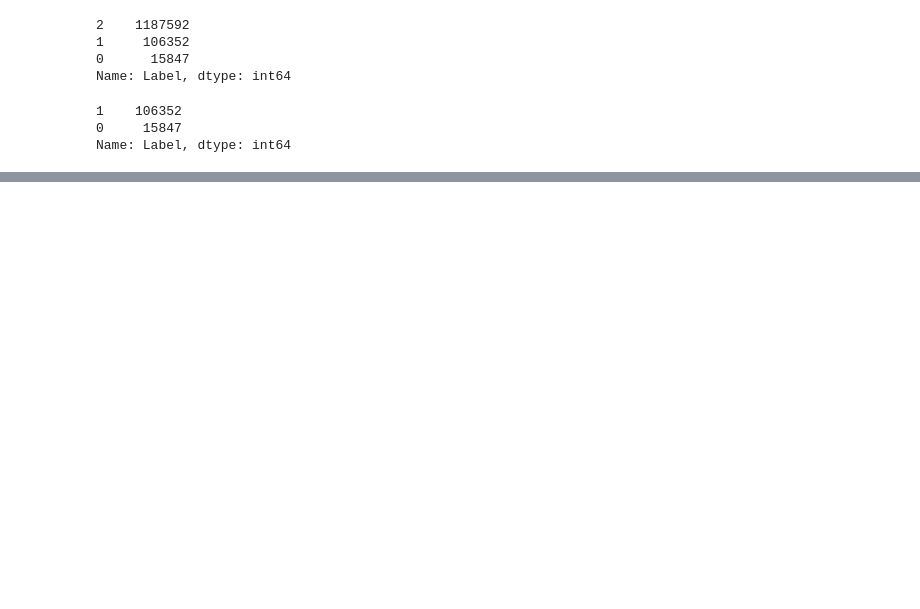
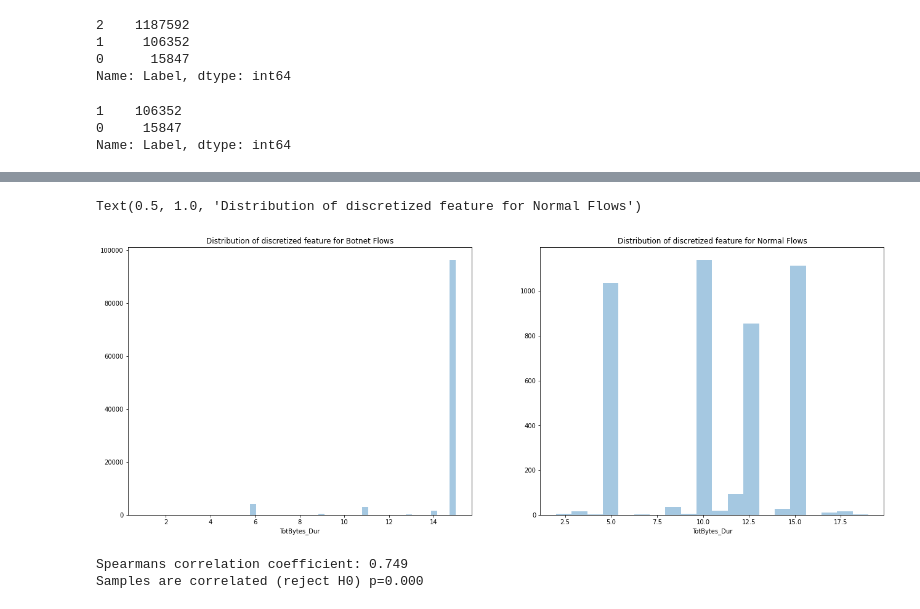
Before and after one commit to sharwinbobde/cyber-data-analytics, a Jupyter notebook: Part-3/task1-nikhil.ipynb, the cells around one changed output, grey strips where cells are left out. Cells and saved outputs as stored; diff of their text form; code cells hidden in the pictures; blank space fills up the shorter version.

```diff
--- a/Part-3/task1-nikhil.ipynb
+++ b/Part-3/task1-nikhil.ipynb
@@ -67,0 +169,3 @@ sns.distplot(df[df["TotBytes"]<1000]["TotBytes"], kde=False)
+# %%
+# discretize
+df_filtered.loc[:, "Dur_"] = kmeans_models[5].predict(dur)
@@ -67,0 +230,13 @@ sns.distplot(df[df["TotBytes"]<1000]["TotBytes"], kde=False)
+# %%
+num_bins = {"TotBytes_": 4, "Dur_": 5}
+# %%
+def attribute_mapping_encode(row):
+    code = 0
+    features = row.index
+    space_size = reduce((lambda x, y: num_bins[x] * num_bins[y]), features)
+    for feature in features:
+        code = code + row[feature]*space_size/num_bins[feature]
+        space_size = space_size/num_bins[feature]
+    return code
+# %%
+df_filtered["TotBytes_Dur"] = df_filtered[["TotBytes_", "Dur_"]].apply(attribute_mapping_encode, axis=1)
@@ -67,0 +249,22 @@ sns.distplot(df[df["TotBytes"]<1000]["TotBytes"], kde=False)
+# %%
+f, (ax1, ax2) = plt.subplots(1,2,figsize =(22, 8))
+
+sns.distplot(df_filtered[(df_filtered["Label"] == 1)&(df_filtered["TotBytes_Dur"] > 0)]["TotBytes_Dur"], kde=False, ax=ax1)
+ax1.set_title("Distribution of discretized feature for Botnet Flows")
+sns.distplot(df_filtered[(df_filtered["Label"] == 0)&(df_filtered["TotBytes_Dur"] > 0)]["TotBytes_Dur"], kde=False, ax=ax2)
+ax2.set_title("Distribution of discretized feature for Normal Flows")
+# %% [output]
+Text(0.5, 1.0, 'Distribution of discretized feature for Normal Flows')
+[figure, added]
+# %%
+coef, p = spearmanr(df_filtered["Label"], df_filtered["TotBytes_Dur"])
+print('Spearmans correlation coefficient: %.3f' % coef)
+# interpret the significance
+alpha = 0.05
+if p > alpha:
+    print('Samples are uncorrelated (fail to reject H0) p=%.3f' % p)
+else:
+    print('Samples are correlated (reject H0) p=%.3f' % p)
+# %% [output]
+Spearmans correlation coefficient: 0.749
+Samples are correlated (reject H0) p=0.000
```
Also changed, not shown: parts of 29 cells of this notebook, 1 other file.
